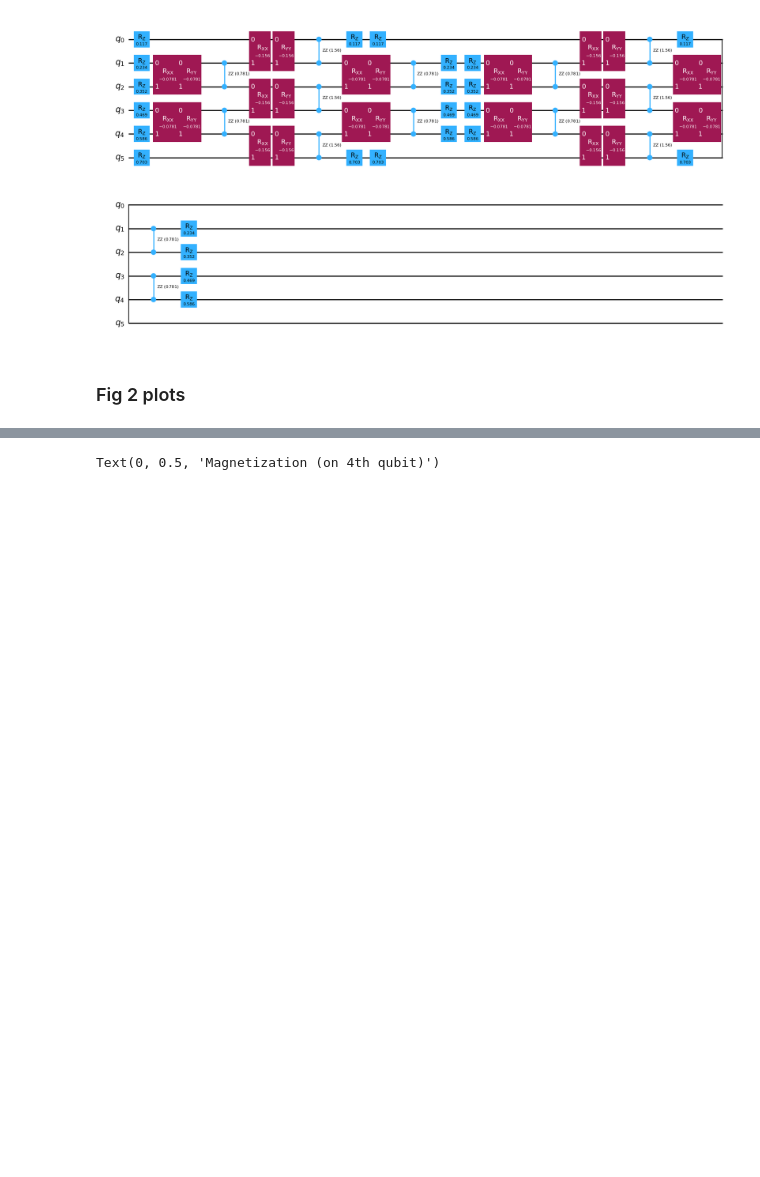
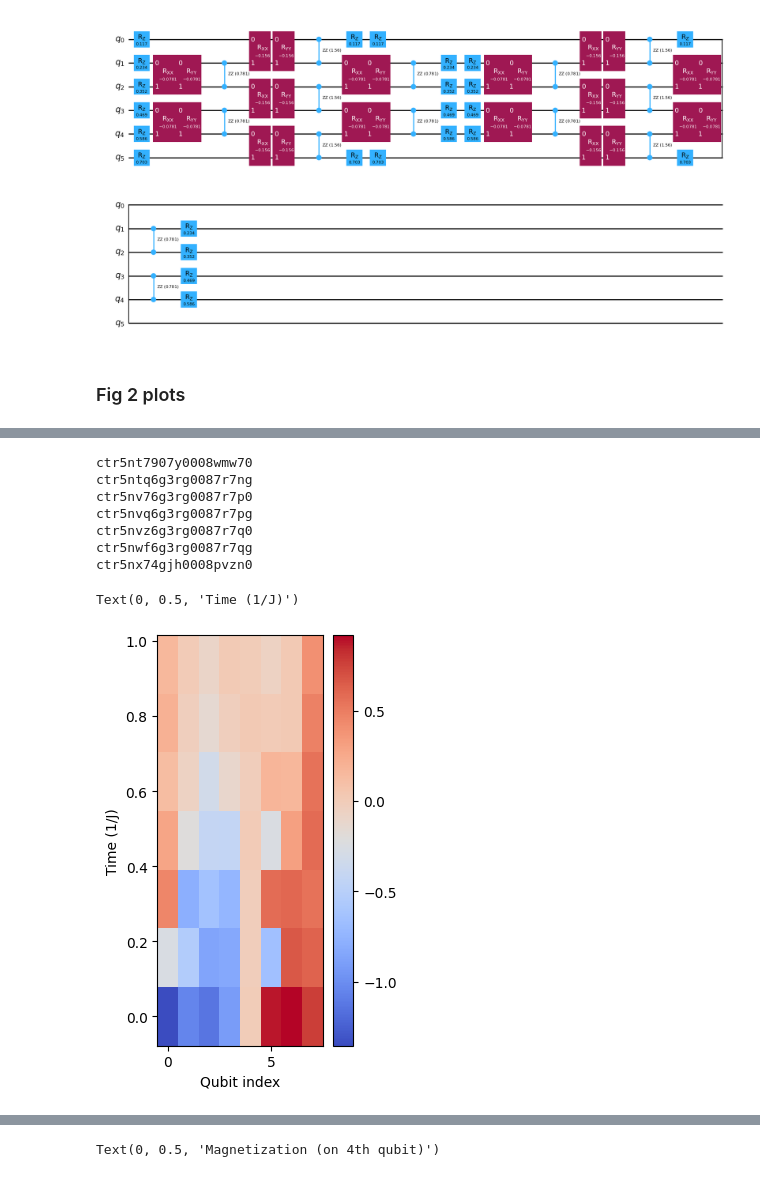
Before and after one commit to syralie/qsim-condensed-matter, a Jupyter notebook: first_paper_trial.ipynb, the cells around one changed output, grey strips where cells are left out. Saved outputs shown, nothing was run; the diff lists cells and outputs as text; code cells hidden in the pictures; blank space fills up the shorter version.

Commit message:
tested on hardware -- error for some jobs: Failed - Too large of job payload being loaded. Reduce the length of the program data being loaded.

```diff
--- a/first_paper_trial.ipynb
+++ b/first_paper_trial.ipynb
@@ -123,7 +134,7 @@ def Nhalf_obs(N):
     return observable
 
 
-estimator = Estimator(backend=AerSimulator())
+# estimator = Estimator(backend=AerSimulator())
 def Nhalf_value(N, circ):
     lattice_map = CouplingMap.from_line(N, bidirectional=False)
 
@@ -250,0 +312,21 @@ pass_manager.run(circ).draw('mpl')
+# %%
+for i in jobs_dict:
+    results = jobs_dict[i].result()
+    mags = [results[i].data.evs for i in range(N)]
+    magnetization_density.append(mags)
+
+magnetization_density=np.array(magnetization_density)
+
+fig = plt.figure(figsize=(8/3,16/3), facecolor='white')
+im = plt.pcolormesh(np.arange(0,N,1), [timesteps_duration * i for i in range(nb_timesteps+1)], magnetization_density, cmap='coolwarm')
+fig.colorbar(im)
+plt.xlabel('Qubit index')
+plt.ylabel('Time (1/J)')
+
+magnetization_density=np.array(magnetization_density)
+
+fig = plt.figure(figsize=(6/3,16/3), facecolor='white')
+im = plt.pcolormesh(np.arange(0,N,1), [timesteps_duration * i for i in range(nb_timesteps+1)], magnetization_density, cmap='coolwarm')
+fig.colorbar(im)
+plt.xlabel('Qubit index')
+plt.ylabel('Time (1/J)')
@@ -250,0 +388,25 @@ pass_manager.run(circ).draw('mpl')
+# %%
+magnetization_density = []
+for i in range(7): #jobs_dict:
+    print(jobs_dict[i].job_id())
+    results = jobs_dict[i].result()
+    mags = [results[j].data.evs for j in range(N)]
+    magnetization_density.append(mags)
+
+magnetization_density=np.array(magnetization_density)
+
+fig = plt.figure(figsize=(8/3,16/3), facecolor='white')
+im = plt.pcolormesh(np.arange(0,N,1), [timesteps_duration * i for i in range(7)], magnetization_density, cmap='coolwarm')
+fig.colorbar(im)
+plt.xlabel('Qubit index')
+plt.ylabel('Time (1/J)')
+# %% [output]
+ctr5nt7907y0008wmw70
+ctr5ntq6g3rg0087r7ng
+ctr5nv76g3rg0087r7p0
+ctr5nvq6g3rg0087r7pg
+ctr5nvz6g3rg0087r7q0
+ctr5nwf6g3rg0087r7qg
+ctr5nx74gjh0008pvzn0
+Text(0, 0.5, 'Time (1/J)')
+[figure, added]
```
Also changed, not shown: parts of 21 cells of this notebook.
